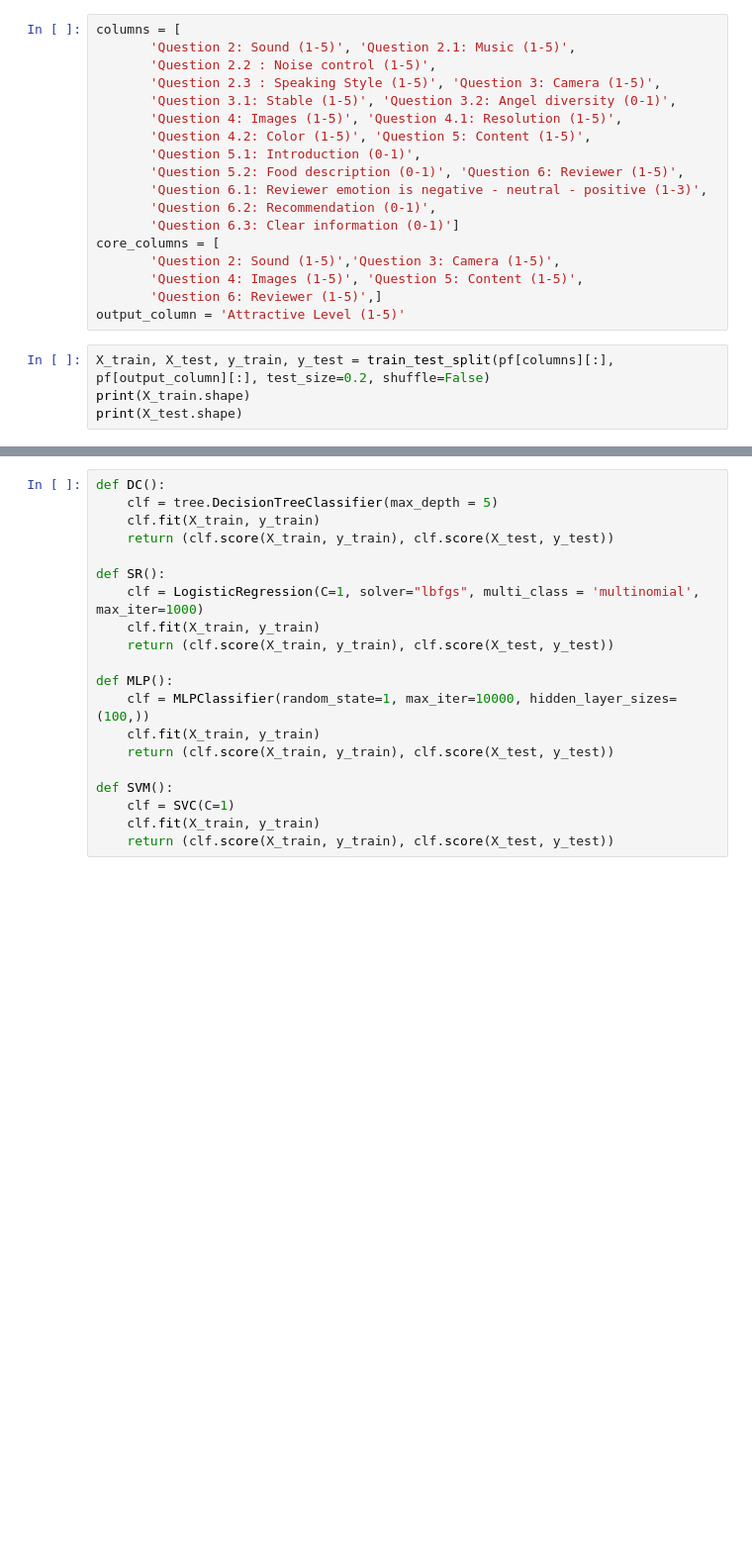
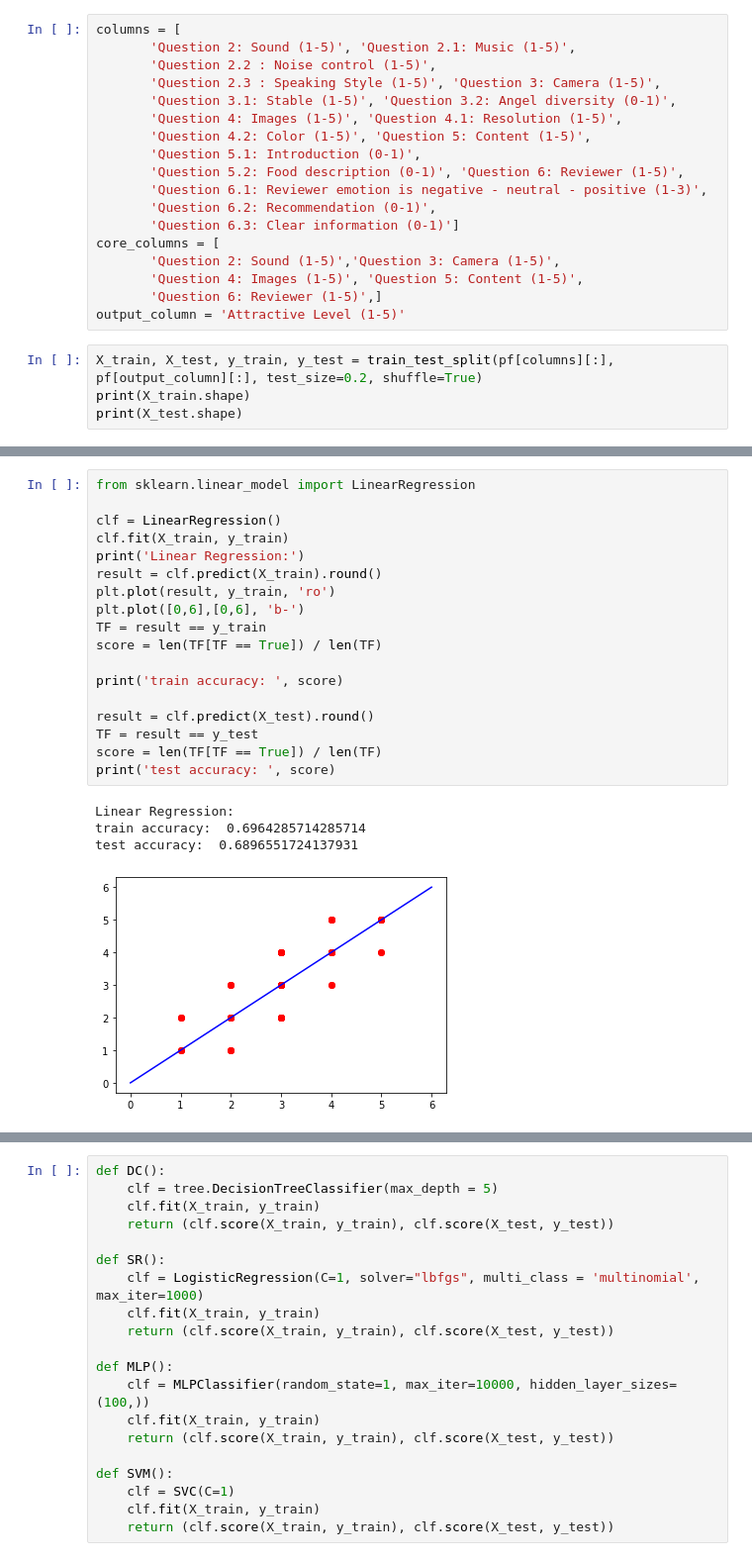
Before and after one commit to nghiatnh/AIP391_Group1_StreetFood, a Jupyter notebook: Model/NaiveBayes.ipynb, the cells around one changed output, grey strips where cells are left out. Shown at 99% size. Drawn from its saved outputs; the diff is of its cells as text; blank space fills up the shorter version.

```diff
--- a/Model/NaiveBayes.ipynb
+++ b/Model/NaiveBayes.ipynb
@@ -57,7 +57,7 @@ core_columns = [
        'Question 6: Reviewer (1-5)',]
 output_column = 'Attractive Level (1-5)'
 # %%
-X_train, X_test, y_train, y_test = train_test_split(pf[columns][:], pf[output_column][:], test_size=0.2, shuffle=False)
+X_train, X_test, y_train, y_test = train_test_split(pf[columns][:], pf[output_column][:], test_size=0.2, shuffle=True)
 print(X_train.shape)
 print(X_test.shape)
 # %% [output]
@@ -90,3 +90,26 @@ test accuracy:  0.8035714285714286
+# %%
+from sklearn.linear_model import LinearRegression
+
+clf = LinearRegression()
+clf.fit(X_train, y_train)
+print('Linear Regression:')
+result = clf.predict(X_train).round()
+plt.plot(result, y_train, 'ro')
+plt.plot([0,6],[0,6], 'b-')
+TF = result == y_train
+score = len(TF[TF == True]) / len(TF)
+
+print('train accuracy: ', score)
+
+result = clf.predict(X_test).round()
+TF = result == y_test
+score = len(TF[TF == True]) / len(TF)
+print('test accuracy: ', score)
+# %% [output]
+Linear Regression:
+train accuracy:  0.6964285714285714
+test accuracy:  0.6896551724137931
+[figure, added]
 # %%
 from sklearn.neural_network import MLPClassifier
 clf = MLPClassifier(random_state=1, max_iter=300, hidden_layer_sizes=(100,))
```
Also changed, not shown: parts of 9 cells of this notebook, 3 other files.
